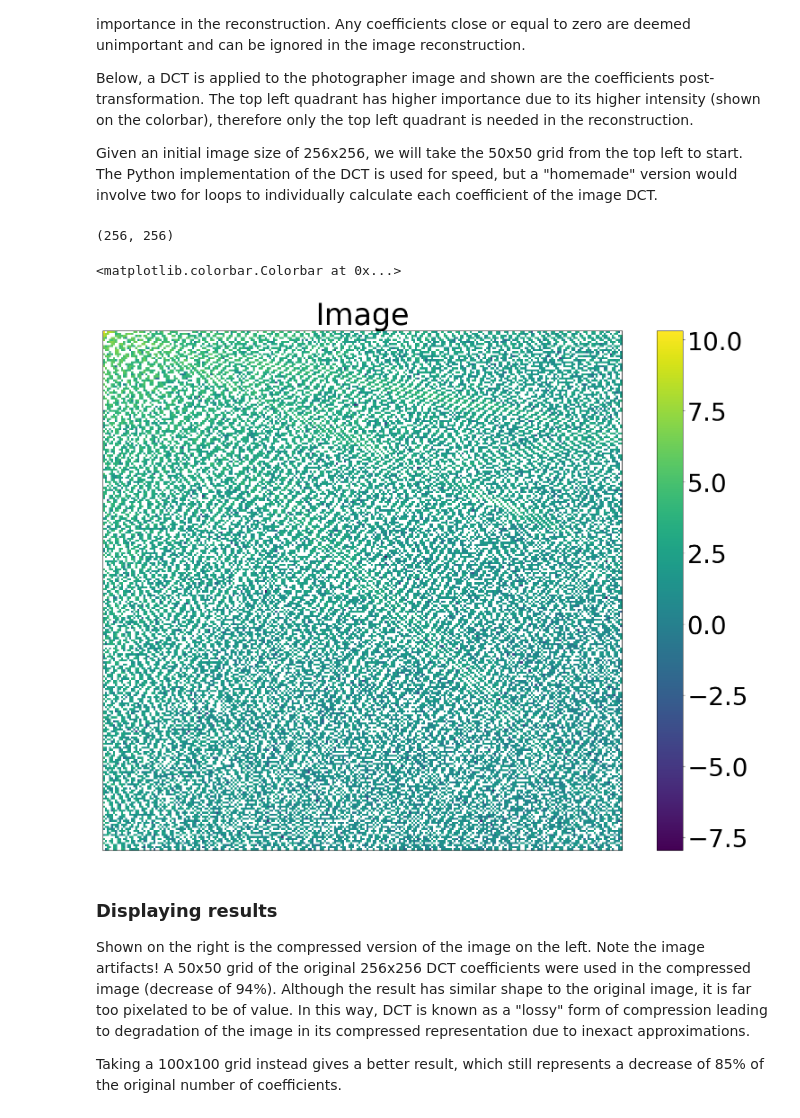
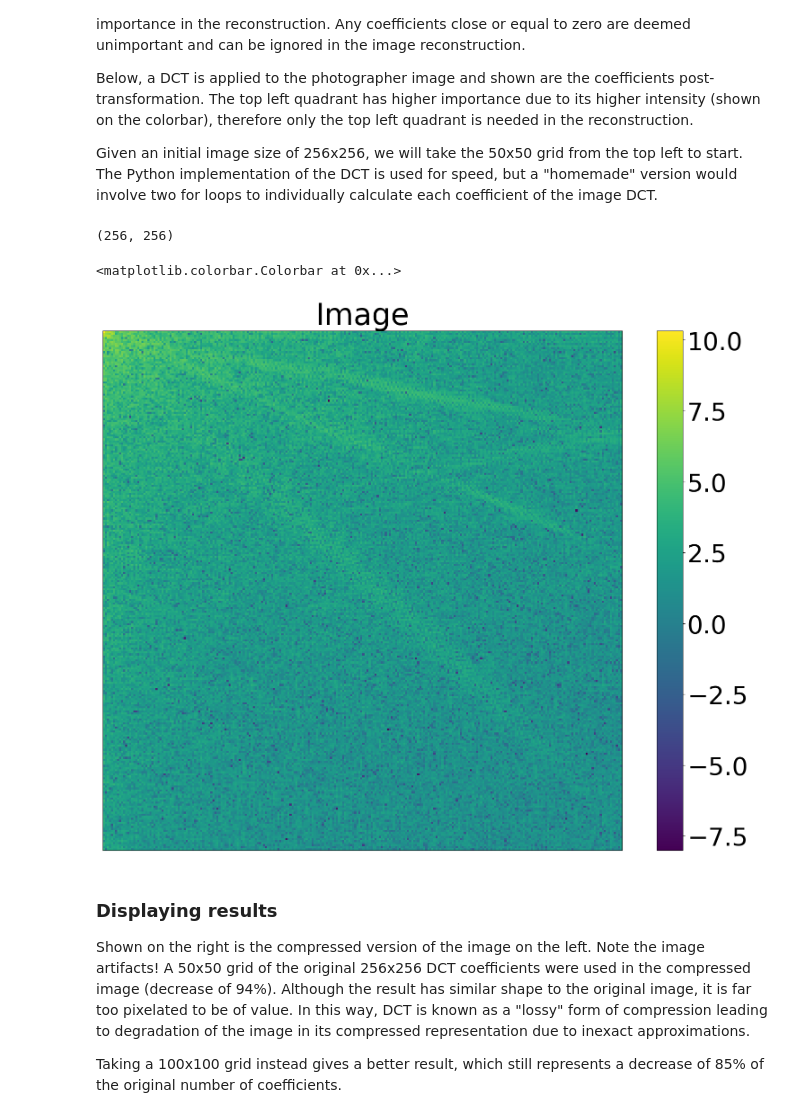
Before and after one commit to bazzzzil/image-processing, a Jupyter notebook: dct_compression.ipynb, the cells around one changed output. Drawn from its saved outputs; the diff is of its cells as text; code cells hidden in the pictures.

```diff
--- a/dct_compression.ipynb
+++ b/dct_compression.ipynb
@@ -63,15 +63,15 @@ Given an initial image size of 256x256, we will take the 50x50 grid from the top
 # %%
 dct_coeffs = dctn(image, norm='ortho')
 
 print(np.shape(image))
 
 fig = plt.figure(figsize=(20,15))
-imp.plot_img(np.log(dct_coeffs+1), "Image")
+imp.plot_img(np.log(abs(dct_coeffs)), "Image")
 plt.colorbar()
 # %% [output]
 (256, 256)
 <matplotlib.colorbar.Colorbar at 0x...>
-[figure, old version]
+[figure, new version]
 # %% [markdown]
 <h3> Displaying results </h3>
 
```
